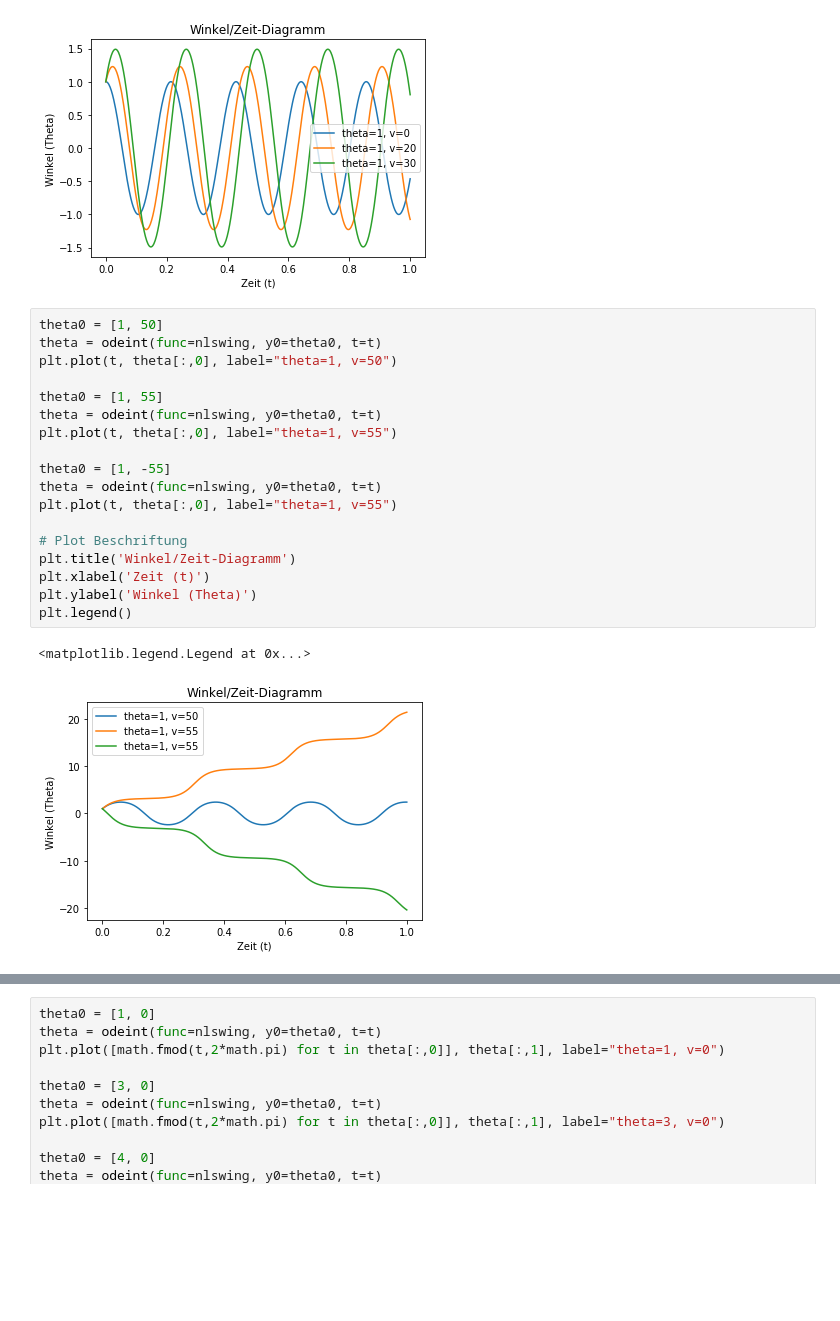
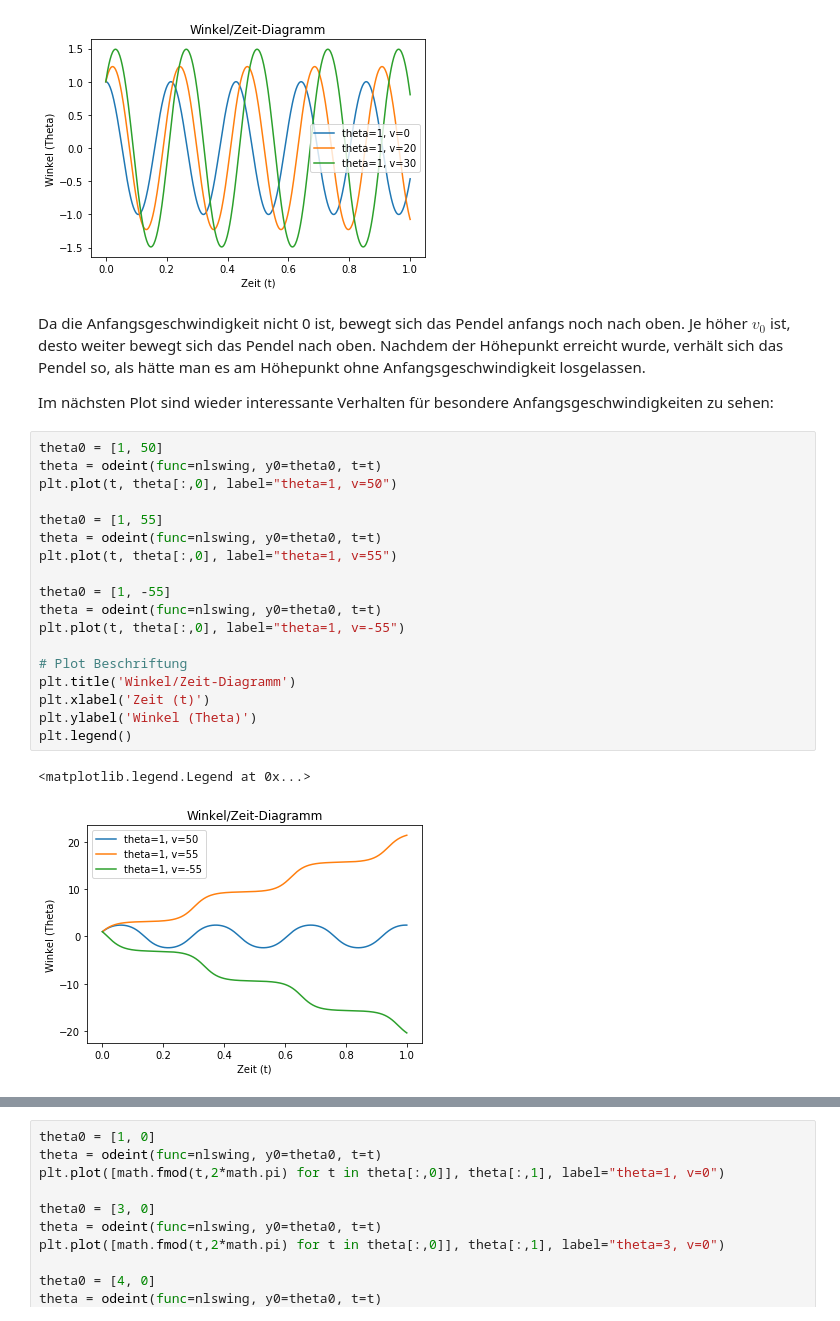
Before and after one commit to darenegade/modellbildung, a Jupyter notebook: Abgabe 3/Abgabe 3.ipynb, the cells around one changed output, grey strips where cells are left out. Drawn from its saved outputs; the diff is of its cells as text; blank space fills up the shorter version.

```diff
--- a/Abgabe 3/Abgabe 3.ipynb
+++ b/Abgabe 3/Abgabe 3.ipynb
@@ -204,24 +255,28 @@ plt.legend()
 # %% [output]
 <matplotlib.legend.Legend at 0x...>
 [figure]
+# %% [markdown]
+Da die Anfangsgeschwindigkeit nicht 0 ist, bewegt sich das Pendel anfangs noch nach oben. Je höher $v_0$ ist, desto weiter bewegt sich das Pendel nach oben. Nachdem der Höhepunkt erreicht wurde, verhält sich das Pendel so, als hätte man es am Höhepunkt ohne Anfangsgeschwindigkeit losgelassen.
+
+Im nächsten Plot sind wieder interessante Verhalten für besondere Anfangsgeschwindigkeiten zu sehen:
 # %%
 theta0 = [1, 50]
 theta = odeint(func=nlswing, y0=theta0, t=t)
 plt.plot(t, theta[:,0], label="theta=1, v=50")
 
 theta0 = [1, 55]
 theta = odeint(func=nlswing, y0=theta0, t=t)
 plt.plot(t, theta[:,0], label="theta=1, v=55")
 
 theta0 = [1, -55]
 theta = odeint(func=nlswing, y0=theta0, t=t)
-plt.plot(t, theta[:,0], label="theta=1, v=55")
+plt.plot(t, theta[:,0], label="theta=1, v=-55")
 
 # Plot Beschriftung
 plt.title('Winkel/Zeit-Diagramm')
 plt.xlabel('Zeit (t)')
 plt.ylabel('Winkel (Theta)')
 plt.legend()
 # %% [output]
 <matplotlib.legend.Legend at 0x...>
-[figure, old version]
+[figure, new version]
```
Also changed, not shown: parts of 13 cells of this notebook.
